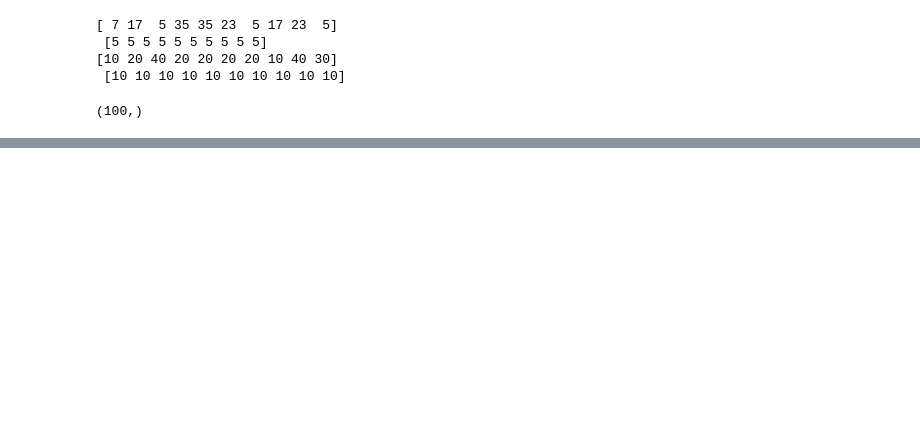
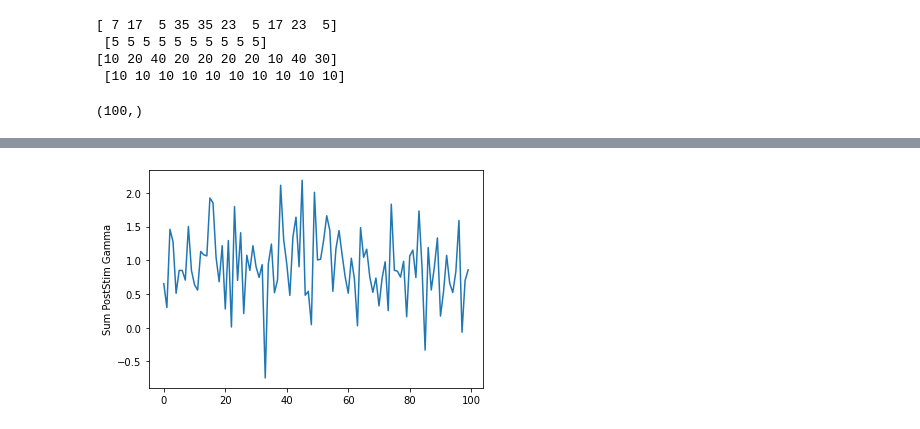
Before and after one commit to Simurgh818/NeuroGaussianProcess, a Jupyter notebook: GP_Anastheisa_vs_Awake-Troubleshooting.ipynb, the cells around one changed output, grey strips where cells are left out. Cells and saved outputs as stored; diff of their text form; code cells hidden in the pictures; blank space fills up the shorter version.

```diff
--- a/GP_Anastheisa_vs_Awake-Troubleshooting.ipynb
+++ b/GP_Anastheisa_vs_Awake-Troubleshooting.ipynb
@@ -379,0 +406,5 @@ plt.show()
+# %%
+OneSD_plus_rand_freq_1d = np.empty((100))
+
+OneSD_plus_rand_freq_1d[:] = int(median_rand_freq_1d + SD_rand_freq_1d)
+OneSD_plus_rand_freq_1d[0]
@@ -379,0 +413,6 @@ plt.show()
+# %%
+testX_plus = np.array([OneSD_plus_rand_freq_1d]) #52 , 50
+print(np.shape(testX_plus))
+testX_plus = np.transpose(testX_plus)
+print(testX_plus[0])
+np.shape(testX_plus)
@@ -379,0 +423,12 @@ plt.show()
+# %%
+posteriorTestY_plus = np.empty((100))
+simY_plus  = np.empty((100))
+simMse_plus = np.empty((100))
+
+posteriorTestY_plus = m.posterior_samples_f(testX_plus, full_cov=True, size=1)[:,0,0]
+# print(np.shape(m.predict(testX)))
+simY_plus, simMse_plus = m.predict(testX_plus)
+
+print("mean is: \n",simY_plus[99],"\n\n Variance is: \n", simMse_plus[99])
+# posteriorTestY
+print(np.shape(posteriorTestY_plus),'\n',posteriorTestY_plus)
@@ -379,0 +453,6 @@ plt.show()
+# %%
+plt.ylabel("Sum PostStim Gamma")
+plt.plot(posteriorTestY_plus)
+plt.show()
+# %% [output]
+[figure, added]
```
Also changed, not shown: parts of 17 cells of this notebook.
